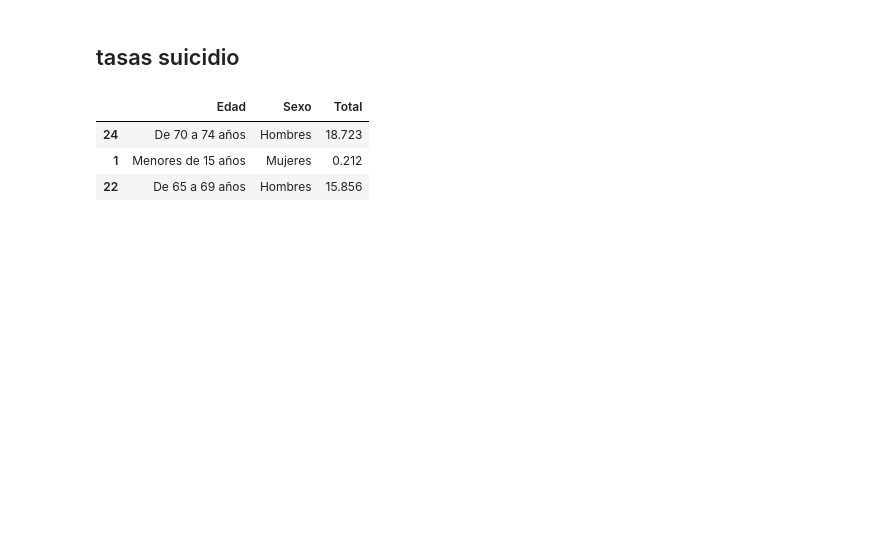
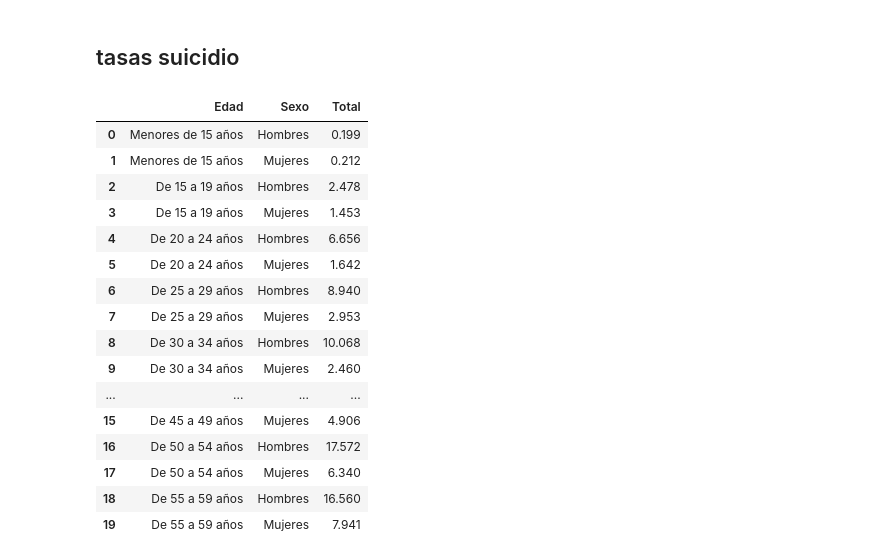
Before and after one commit to emarfer/healthy_mental_health, a Jupyter notebook: notebooks/07_causas_muerte.ipynb, the cells around one changed output. Drawn from its saved outputs; the diff is of its cells as text; code cells hidden in the pictures; blank space fills up the shorter version.

```diff
--- a/notebooks/07_causas_muerte.ipynb
+++ b/notebooks/07_causas_muerte.ipynb
@@ -243,10 +260,23 @@ fig.show()
 # %%
 suicidios = pd.read_excel('../data/suicidio/tasassuicidios2020.xlsx')
 #Tasas de suicidios por edad y sexo por 100.000 habitantes de cada grupo.
-# %%
-suicidios.sample(3)
-# %% [output]
-|  | Edad | Sexo | Total |
-| 24 | De 70 a 74 años | Hombres | 18.723 |
-| 1 | Menores de 15 años | Mujeres | 0.212 |
-| 22 | De 65 a 69 años | Hombres | 15.856 |
+# %%
+suicidios.head(20)
+# %% [output]
+|  | Edad | Sexo | Total |
+| 0 | Menores de 15 años | Hombres | 0.199 |
+| 1 | Menores de 15 años | Mujeres | 0.212 |
+| 2 | De 15 a 19 años | Hombres | 2.478 |
+| 3 | De 15 a 19 años | Mujeres | 1.453 |
+| 4 | De 20 a 24 años | Hombres | 6.656 |
+| 5 | De 20 a 24 años | Mujeres | 1.642 |
+| 6 | De 25 a 29 años | Hombres | 8.940 |
+| 7 | De 25 a 29 años | Mujeres | 2.953 |
+| 8 | De 30 a 34 años | Hombres | 10.068 |
+| 9 | De 30 a 34 años | Mujeres | 2.460 |
+| ... | ... | ... | ... |
+| 15 | De 45 a 49 años | Mujeres | 4.906 |
+| 16 | De 50 a 54 años | Hombres | 17.572 |
+| 17 | De 50 a 54 años | Mujeres | 6.340 |
+| 18 | De 55 a 59 años | Hombres | 16.560 |
+| 19 | De 55 a 59 años | Mujeres | 7.941 |
```
Also changed, not shown: parts of 17 cells of this notebook, 6 other files.
